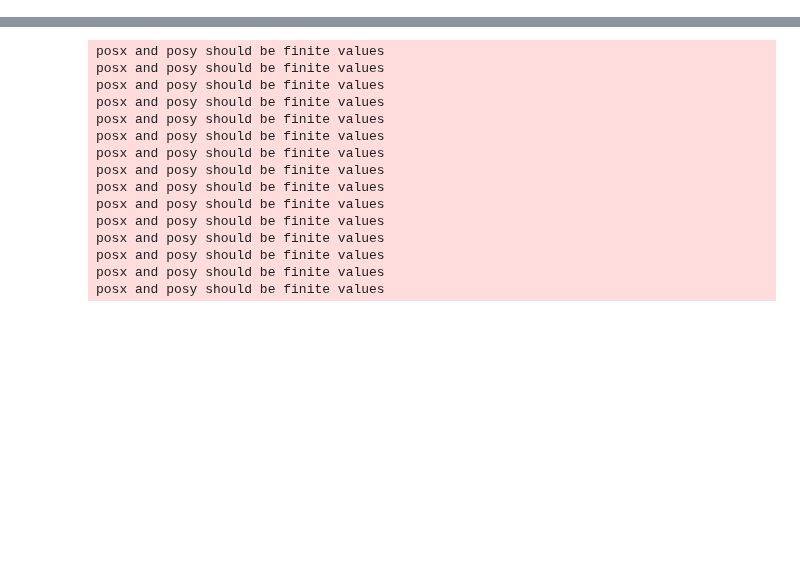
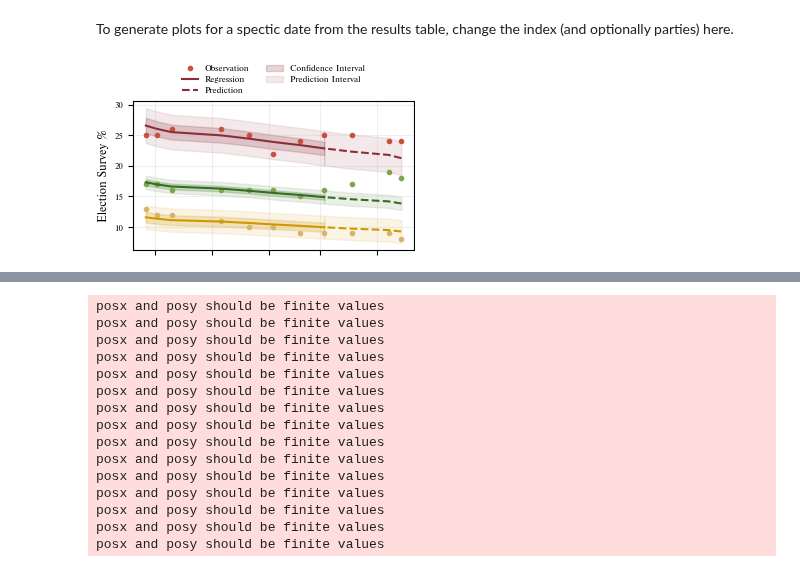
Before and after one commit to schokoblume/Data-Literacy, a Jupyter notebook: Analysis/LinearRegressionPrediction.ipynb, the cells around one changed output, grey strips where cells are left out. Saved outputs shown, nothing was run; the diff lists cells and outputs as text; code cells hidden in the pictures; blank space fills up the shorter version.

```diff
--- a/Analysis/LinearRegressionPrediction.ipynb
+++ b/Analysis/LinearRegressionPrediction.ipynb
@@ -11,7 +11,7 @@ from tueplots import bundles
 from tueplots.constants.color.palettes import rgb
 from matplotlib import font_manager
 
-read_path = r'C:\Users\Julia\Documents\Uni\Master\1\Data-Literacy\Data-Literacy\Data\joined_survey_article_standardized_median.csv'
+read_path = r'C:\Users\XeniaRieger\OneDrive - bwedu\Dokumente\Studium Master\1. Semester\Data Literacy\Data-Literacy\Data\joined_survey_article_standardized_median.csv'
 df = pd.read_csv(read_path, delimiter=';', header=0)
 df["date"] = pd.to_datetime(df["date"], format="%d.%m.%Y")
 
@@ -90,21 +90,6 @@ SPD     0.99  3.21  3.57     -3.38
 Grüne  0.991  1.01  0.95      0.57
 FDP     0.98  0.79  1.06      0.95
 Linke  0.993  0.33  0.81     -0.81
-# %%
-# write tex file+
-iraq = 0
-ukraine = 0
-for date in results:
-    if (date.year == 2003 or date.year == 2002) and iraq < 2:
-        iraq += 1
-        df_now = results[date]
-        with open(date.strftime("%d.%m.%Y") + ".tex", "w") as f:
-            f.write(df_now.to_latex(columns=["RMSE", "RMSPE", "Mean diff"]))
-    if (date.year == 2023 or date.year == 2022) and ukraine < 2:
-        ukraine += 1
-        df_now = results[date]
-        with open(date.strftime("%d.%m.%Y") + ".tex", "w") as f:
-            f.write(df_now.to_latex(columns=["RMSE", "RMSPE", "Mean diff"]))
 # %%
 # get prediction interval
 def ols_quantile(m, X, q):
@@ -287,0 +191,7 @@ plt.show()
+# %% [markdown]
+To generate plots for a spectic date from the results table, change the index (and optionally parties) here.
+# %%
+date = dates_max.iloc[1]['date']
+plot_reg(["SPD", "Grüne", "FDP"], date)
+# %% [output]
+[figure, added]
```
Also changed, not shown: parts of 7 cells of this notebook, 1 other file.
